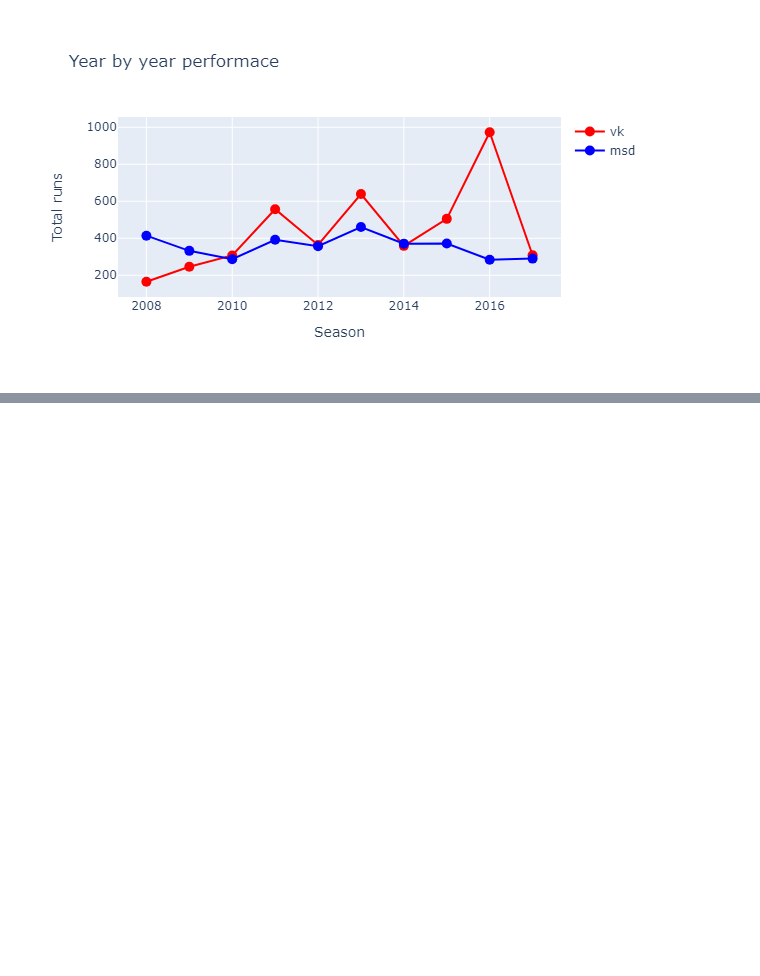
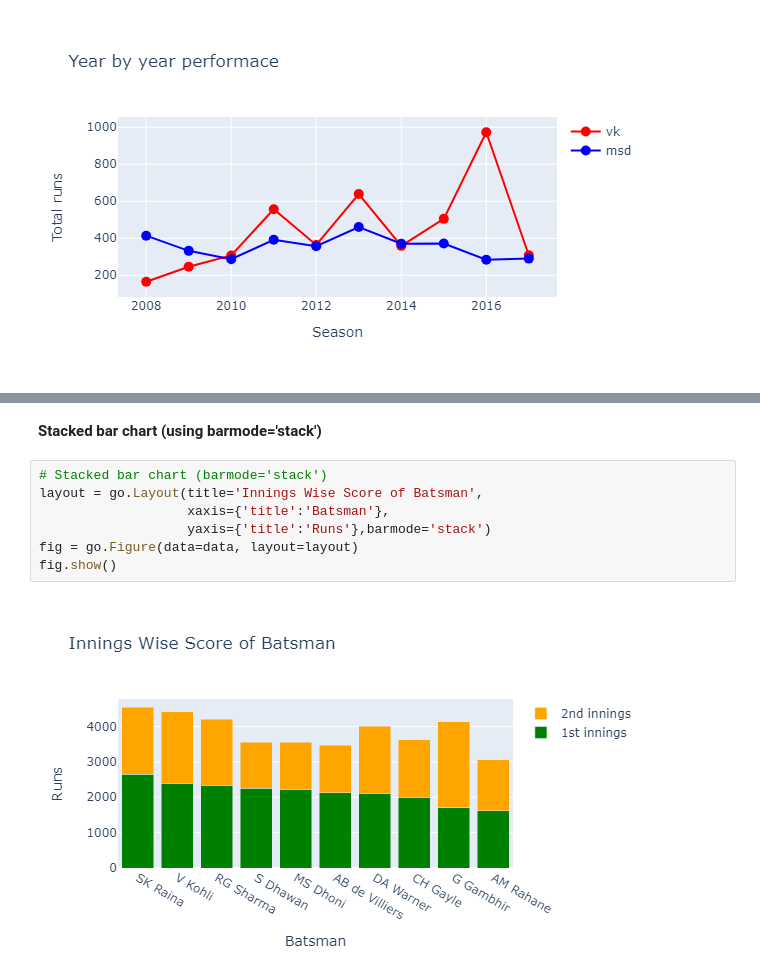
Before and after one commit to akashpagi/PLOTLY-GRAPHING-LIBRARY-FOR-DATA-SCIENCE, a Jupyter notebook: SESSION 24.2 - PLOTLY GRAPH OBJECT.ipynb, the cells around one changed output, grey strips where cells are left out. Cells and saved outputs as stored; diff of their text form; blank space fills up the shorter version.

```diff
--- a/SESSION 24.2 - PLOTLY GRAPH OBJECT.ipynb
+++ b/SESSION 24.2 - PLOTLY GRAPH OBJECT.ipynb
@@ -267,0 +392,11 @@ batsman('RG Sharma','DA Warner','V Kohli','MS Dhoni')
+# %% [markdown]
+**Stacked bar chart (using barmode='stack')**
+# %%
+# Stacked bar chart (barmode='stack')
+layout = go.Layout(title='Innings Wise Score of Batsman',
+                   xaxis={'title':'Batsman'},
+                   yaxis={'title':'Runs'},barmode='stack')
+fig = go.Figure(data=data, layout=layout)
+fig.show()
+# %% [output]
+[figure, added]
```
Also changed, not shown: parts of 17 cells of this notebook.
